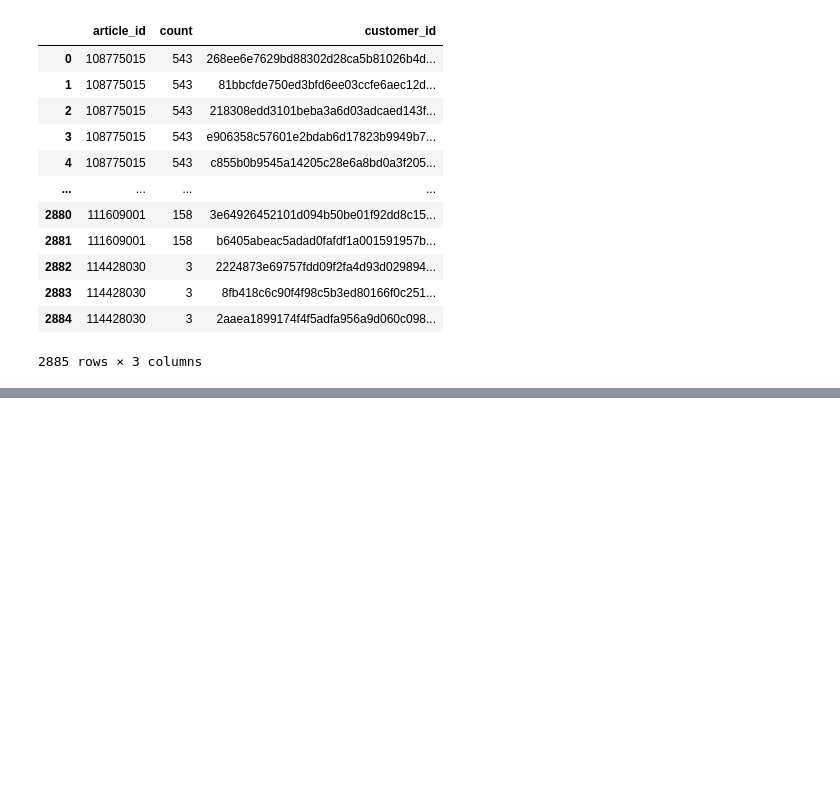
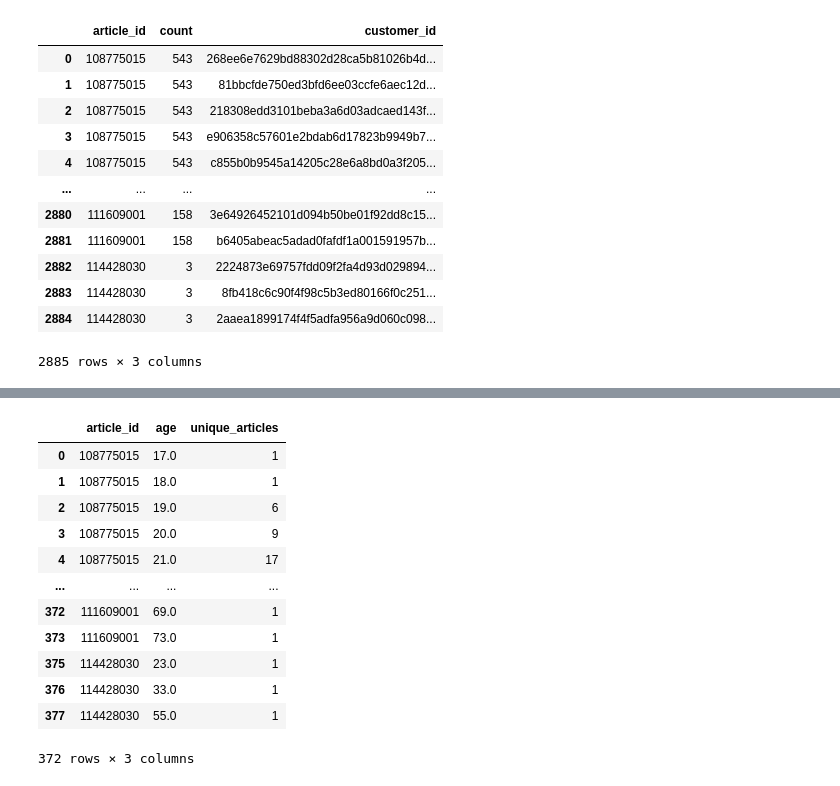
Before and after one commit to treb93/pyhm, a Jupyter notebook: clust_cust.ipynb, the cells around one changed output, grey strips where cells are left out. Cells and saved outputs as stored; diff of their text form; code cells hidden in the pictures; blank space fills up the shorter version.

```diff
--- a/clust_cust.ipynb
+++ b/clust_cust.ipynb
@@ -241,0 +262,21 @@ bartcust_12
+# %%
+#Jointure avec le df des 12 meilleurs articles
+art_age_best12 = art_age.merge(best12, on='article_id', how='inner')
+art_age_best12 = art_age_best12.drop('count', axis=1)
+   ## Suppression des string NONE
+art_age_best12 = art_age_best12.replace(to_replace='NONE', value=np.nan).dropna()
+art_age_best12
+# %% [output]
+|  | article_id | age | unique_articles |
+| 0 | 108775015 | 17.0 | 1 |
+| 1 | 108775015 | 18.0 | 1 |
+| 2 | 108775015 | 19.0 | 6 |
+| 3 | 108775015 | 20.0 | 9 |
+| 4 | 108775015 | 21.0 | 17 |
+| ... | ... | ... | ... |
+| 372 | 111609001 | 69.0 | 1 |
+| 373 | 111609001 | 73.0 | 1 |
+| 375 | 114428030 | 23.0 | 1 |
+| 376 | 114428030 | 33.0 | 1 |
+| 377 | 114428030 | 55.0 | 1 |
+372 rows × 3 columns
```
Also changed, not shown: parts of 2 cells of this notebook.
